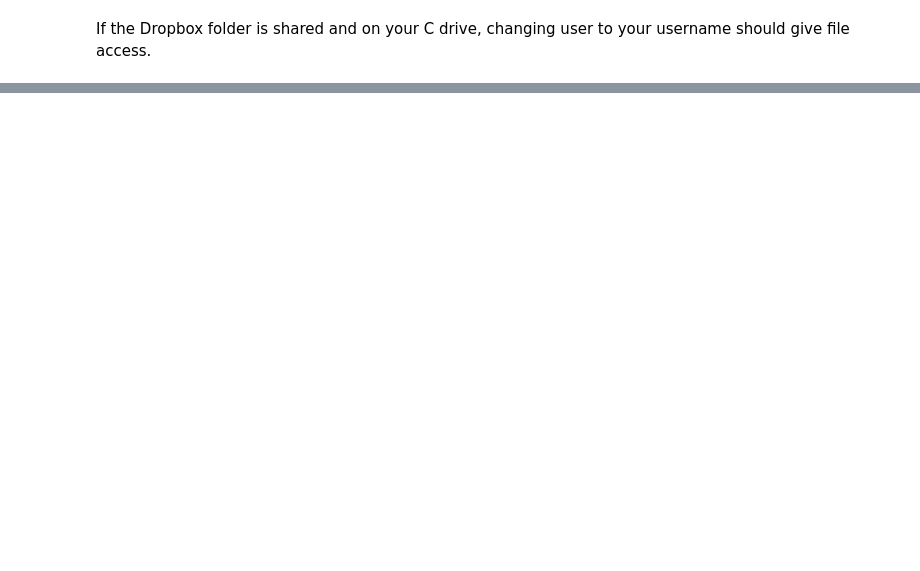
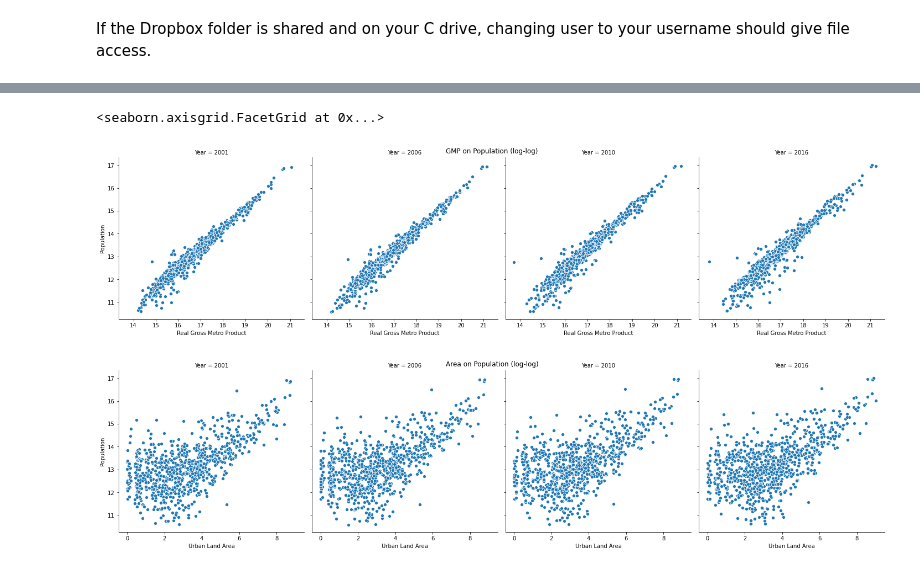
Before and after one commit to stevenhall70/ULE, a Jupyter notebook: ULE Data.ipynb, the cells around one changed output, grey strips where cells are left out. Saved outputs shown, nothing was run; the diff lists cells and outputs as text; code cells hidden in the pictures; blank space fills up the shorter version.

```diff
--- a/ULE Data.ipynb
+++ b/ULE Data.ipynb
@@ -51,0 +35,14 @@ ax1.set_axis_off()
+# %%
+user = 'stevenhall'
+os.chdir('C:/Users/' + user + '/Dropbox/Projects/ULE Growth/')
+filePath = 'C:/Users/' + user + '/Dropbox/Projects/ULE Growth/'
+# %%
+#load full data from shapefile
+gdf = gpd.read_file(filePath + 'Final Dataset/ULE/ULE.shp')
+#create a copy with selected variables
+ule = gdf[['GEOID','NAME','Year','GMP','Population','Area']].copy()
+print(ule.shape)
+display(ule.head())
+#check for nulls
+display('-' *100)
+display(ule.isnull().any())
@@ -51,0 +70,5 @@ ax1.set_axis_off()
+# %%
+ule['log_GMP'] = np.log(ule['GMP'])
+ule['log_Pop'] = np.log(ule['Population'])
+ule['log_Area'] = np.absolute(np.log(ule['Area']))
+display(ule.head(12))
@@ -51,0 +108,11 @@ ax1.set_axis_off()
+# %%
+g = sns.relplot(x='log_GMP',y='log_Pop',data=ule,kind='scatter',col='Year')
+g.fig.suptitle('GMP on Population (log-log)')
+g.set(xlabel='Real Gross Metro Product', ylabel='Population')
+p = sns.relplot(x='log_Area',y='log_Pop',data=ule,kind='scatter',col='Year')
+p.fig.suptitle('Area on Population (log-log)')
+p.set(xlabel='Urban Land Area', ylabel='Population')
+# %% [output]
+<seaborn.axisgrid.FacetGrid at 0x...>
+[figure, added]
+[figure, added]
```
Also changed, not shown: parts of 52 cells of this notebook.
